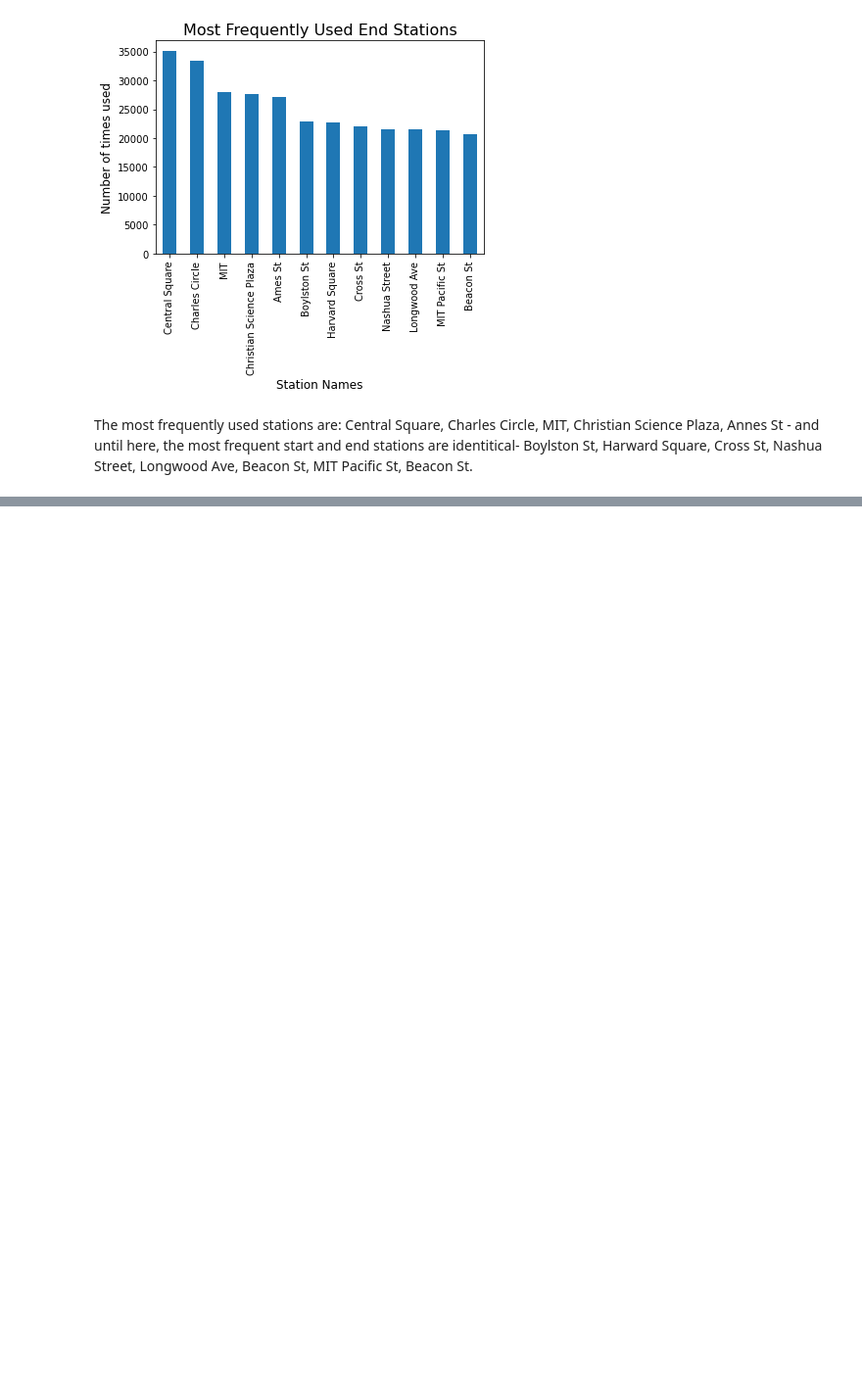
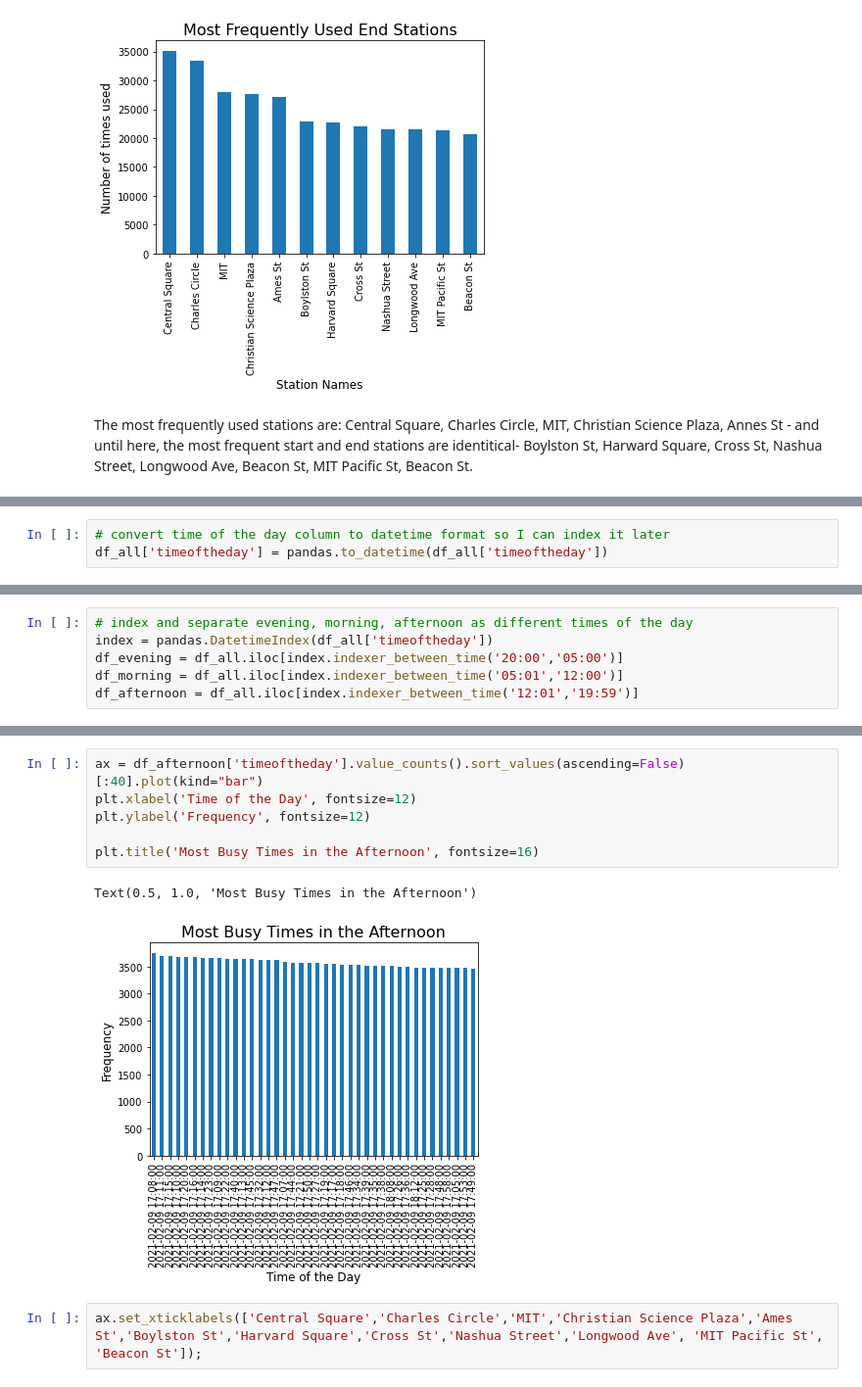
Before and after one commit to lillaszulyovszky/udacity-project-bikesharing-data-in-boston, a Jupyter notebook: bikesharing.ipynb, the cells around one changed output, grey strips where cells are left out. Shown at 98% size. Saved outputs shown, nothing was run; the diff lists cells and outputs as text; blank space fills up the shorter version.

```diff
--- a/bikesharing.ipynb
+++ b/bikesharing.ipynb
@@ -1195,0 +1203,3 @@ The most frequently used stations are: Central Square, Charles Circle, MIT, Chri
+# %%
+# convert time of the day column to datetime format so I can index it later
+df_all['timeoftheday'] = pandas.to_datetime(df_all['timeoftheday'])
@@ -1195,0 +1228,6 @@ The most frequently used stations are: Central Square, Charles Circle, MIT, Chri
+# %%
+# index and separate evening, morning, afternoon as different times of the day
+index = pandas.DatetimeIndex(df_all['timeoftheday'])
+df_evening = df_all.iloc[index.indexer_between_time('20:00','05:00')]
+df_morning = df_all.iloc[index.indexer_between_time('05:01','12:00')]
+df_afternoon = df_all.iloc[index.indexer_between_time('12:01','19:59')]
@@ -1195,0 +1279,11 @@ The most frequently used stations are: Central Square, Charles Circle, MIT, Chri
+# %%
+ax = df_afternoon['timeoftheday'].value_counts().sort_values(ascending=False)[:40].plot(kind="bar")
+plt.xlabel('Time of the Day', fontsize=12)
+plt.ylabel('Frequency', fontsize=12)
+
+plt.title('Most Busy Times in the Afternoon', fontsize=16)
+# %% [output]
+Text(0.5, 1.0, 'Most Busy Times in the Afternoon')
+[figure, added]
+# %%
+ax.set_xticklabels(['Central Square','Charles Circle','MIT','Christian Science Plaza','Ames St','Boylston St','Harvard Square','Cross St','Nashua Street','Longwood Ave', 'MIT Pacific St', 'Beacon St']);
```
Also changed, not shown: parts of 14 cells of this notebook.
